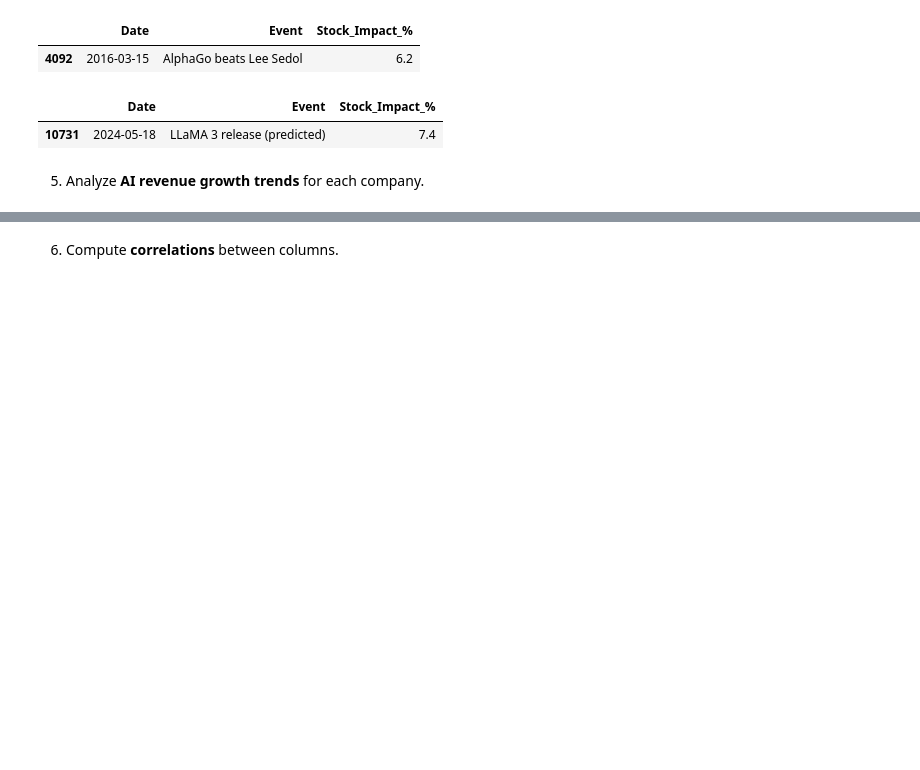
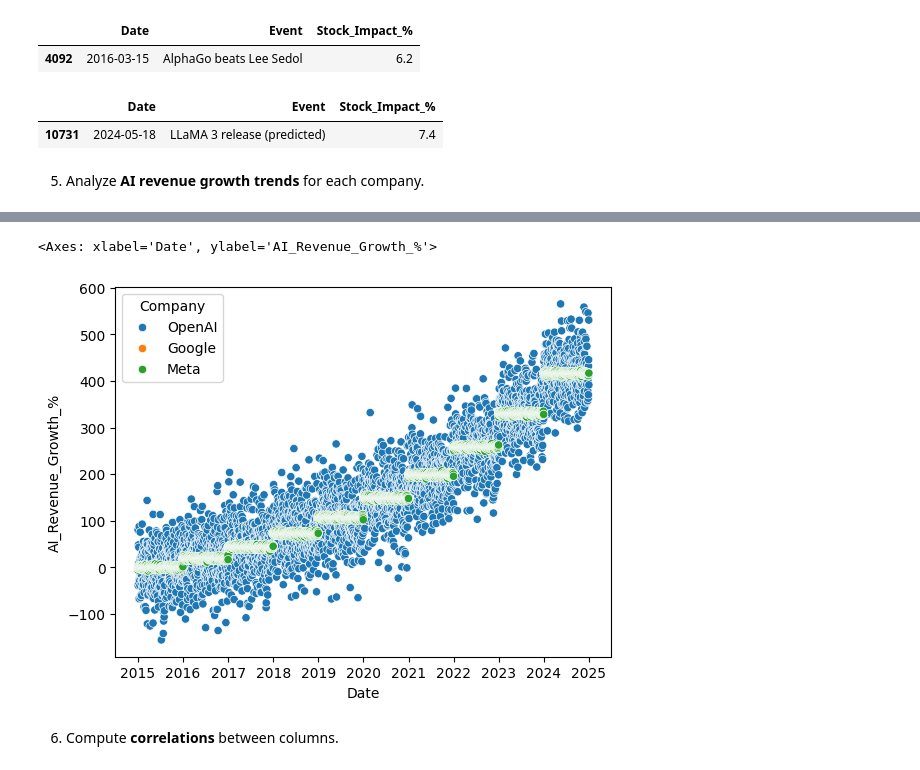
Before and after one commit to sankajithdjinasena/DataAnalysisProjects, a Jupyter notebook: AI_Financial_Market_Data_Analysis/AI_Financial_Market_Data_Analysis.ipynb, the cells around one changed output, grey strips where cells are left out. Saved outputs shown, nothing was run; the diff lists cells and outputs as text; code cells hidden in the pictures; blank space fills up the shorter version.

```diff
--- a/AI_Financial_Market_Data_Analysis/AI_Financial_Market_Data_Analysis.ipynb
+++ b/AI_Financial_Market_Data_Analysis/AI_Financial_Market_Data_Analysis.ipynb
@@ -207,2 +246,7 @@ data_Meta[["Date","Event","Stock_Impact_%"]].sort_values(by="Stock_Impact_%", as
+# %%
+sns.scatterplot(x="Date",y="AI_Revenue_Growth_%",data=data,hue="Company")
+# %% [output]
+<Axes: xlabel='Date', ylabel='AI_Revenue_Growth_%'>
+[figure, added]
 # %% [markdown]
 6. Compute **correlations** between columns.
```
Also changed, not shown: parts of 27 cells of this notebook, 10 other files.
